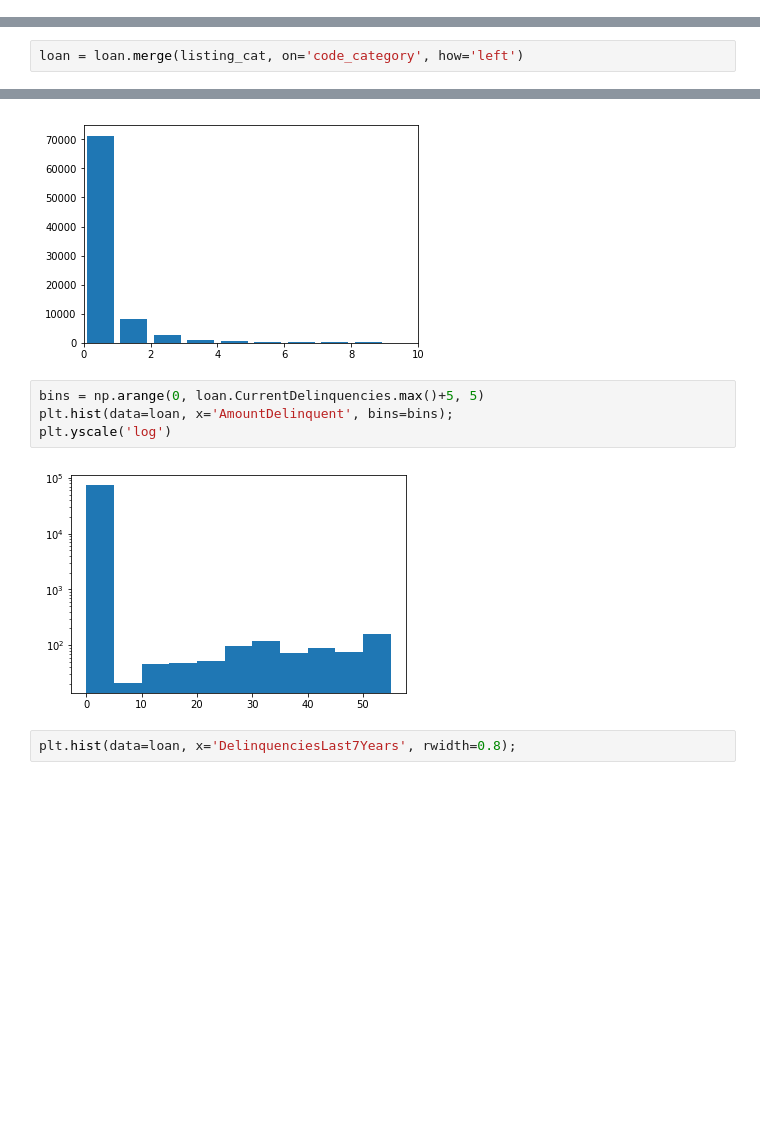
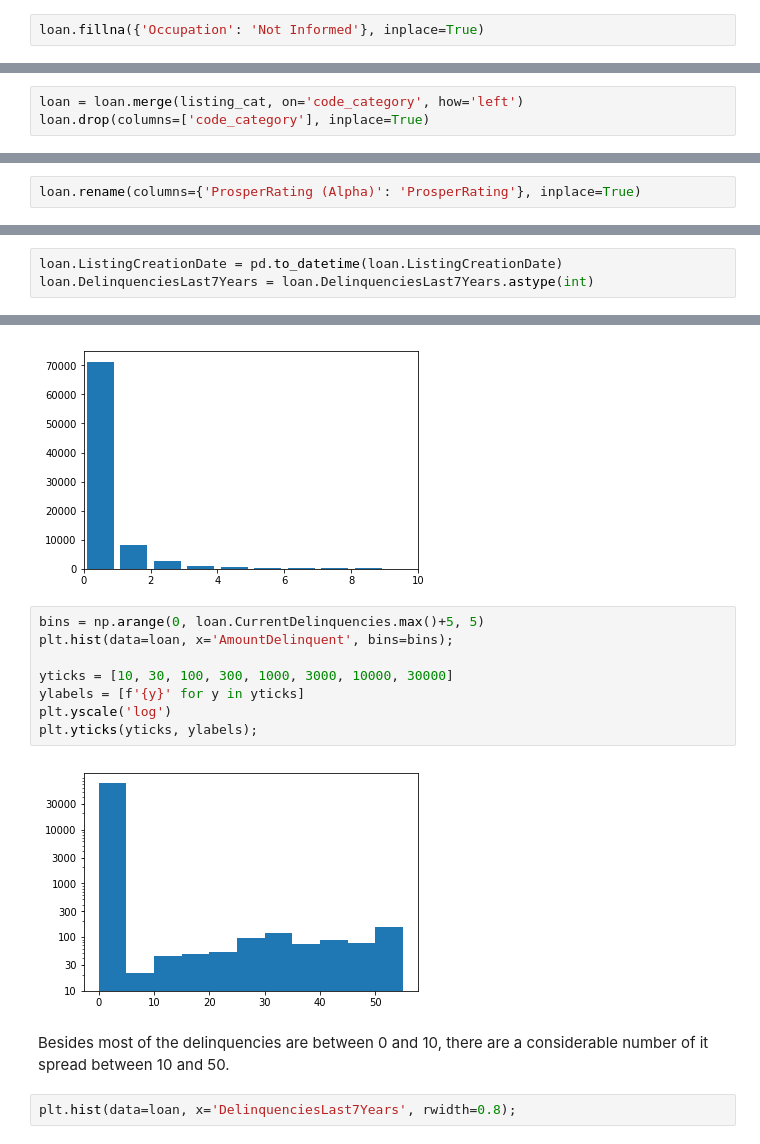
Before and after one commit to suefenali/data_analysis_nanodegree, a Jupyter notebook: project_5/exploration.ipynb, the cells around one changed output, grey strips where cells are left out. Saved outputs shown, nothing was run; the diff lists cells and outputs as text; blank space fills up the shorter version.

```diff
--- a/project_5/exploration.ipynb
+++ b/project_5/exploration.ipynb
@@ -169,0 +210,2 @@ Name: EmploymentStatus, dtype: int64
+# %%
+loan.fillna({'Occupation': 'Not Informed'}, inplace=True)
@@ -204,5 +241,6 @@ See the caveats in the documentation: http://pandas.pydata.org/pandas-docs/stabl
 # %%
 loan = loan.merge(listing_cat, on='code_category', how='left')
+loan.drop(columns=['code_category'], inplace=True)
 # %% [markdown]
 #### Test
 # %%
@@ -260,0 +288,2 @@ and prepare yourself to look at relationships between variables.
+# %%
+loan.rename(columns={'ProsperRating (Alpha)': 'ProsperRating'}, inplace=True)
@@ -264,0 +304,3 @@ Index(['ListingCreationDate', 'Term', 'LoanStatus', 'BorrowerAPR', 'BorrowerRate
+# %%
+loan.ListingCreationDate = pd.to_datetime(loan.ListingCreationDate)
+loan.DelinquenciesLast7Years = loan.DelinquenciesLast7Years.astype(int)
@@ -307,9 +399,15 @@ plt.xlim((0,10));
 # %%
 bins = np.arange(0, loan.CurrentDelinquencies.max()+5, 5)
 plt.hist(data=loan, x='AmountDelinquent', bins=bins);
+
+yticks = [10, 30, 100, 300, 1000, 3000, 10000, 30000]
+ylabels = [f'{y}' for y in yticks]
 plt.yscale('log')
+plt.yticks(yticks, ylabels);
 # %% [output]
-[figure, old version]
+[figure, new version]
+# %% [markdown]
+Besides most of the delinquencies are between 0 and 10, there are a considerable number of it spread between 10 and 50.
 # %%
 plt.hist(data=loan, x='DelinquenciesLast7Years', rwidth=0.8);
 # %% [output]
```
Also changed, not shown: parts of 55 cells of this notebook.
